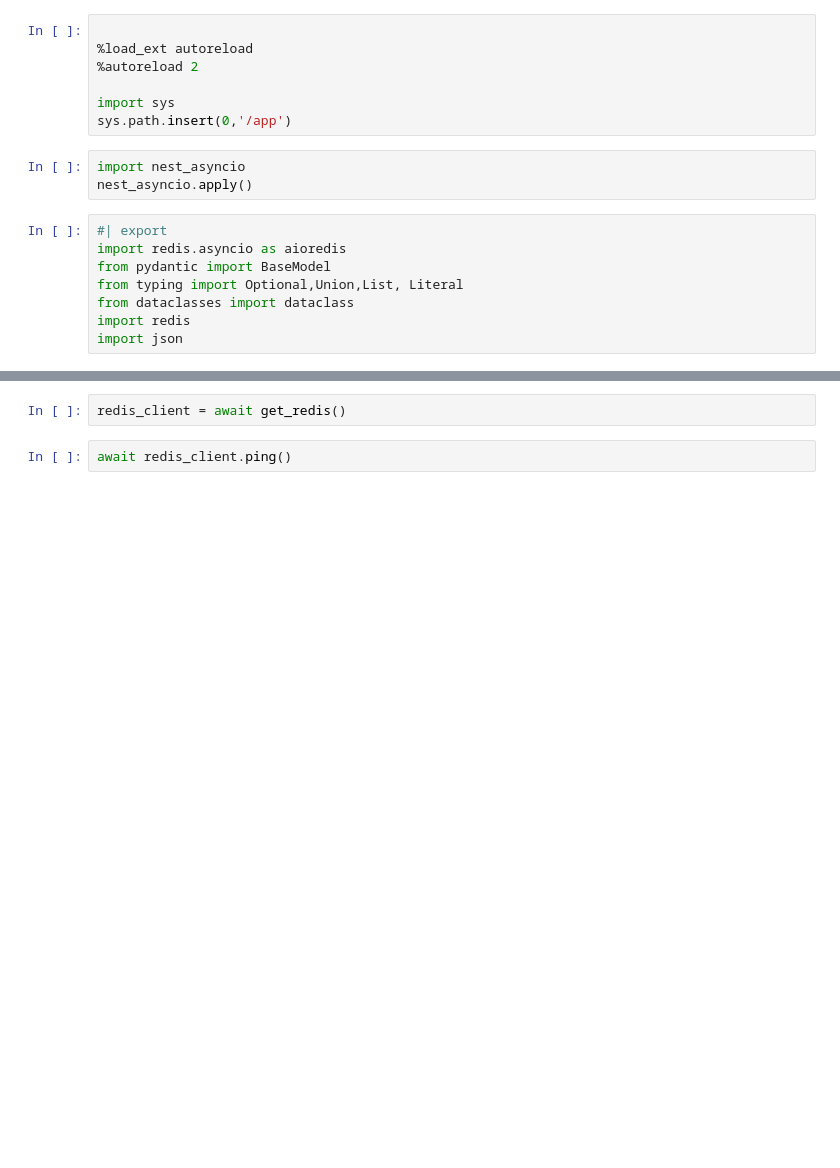
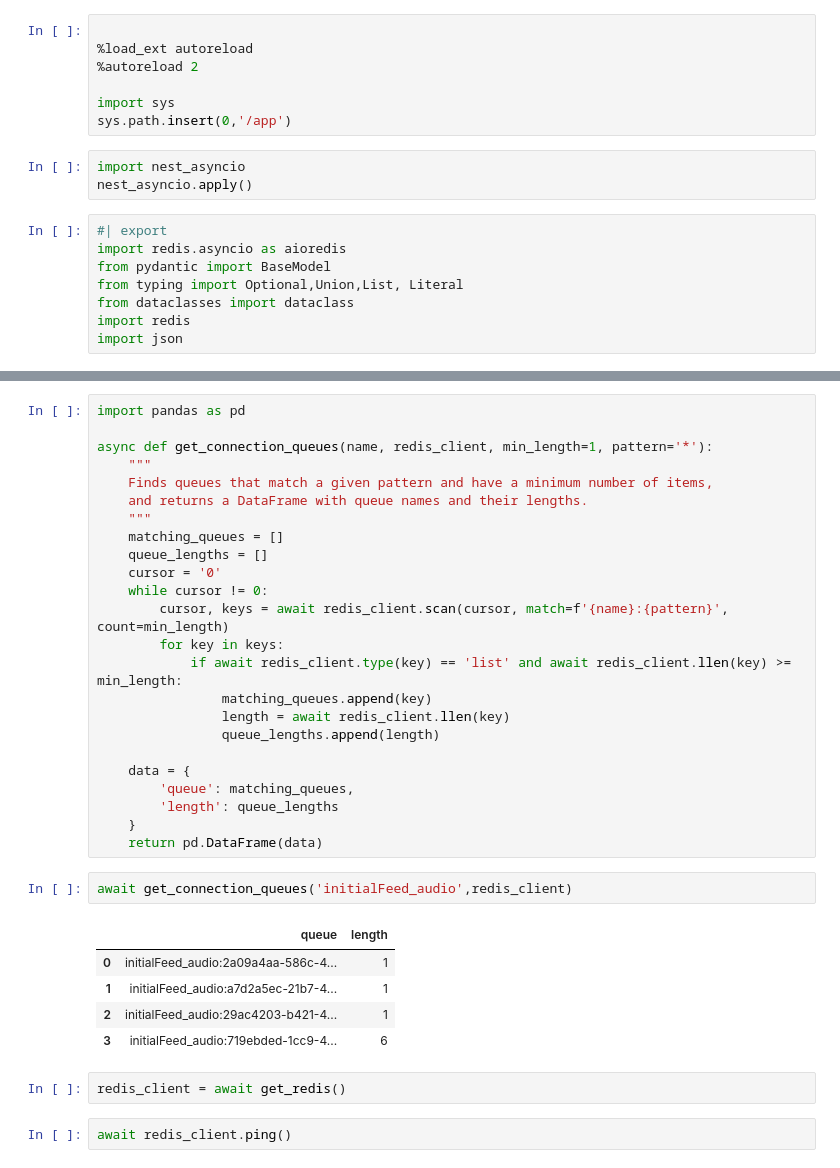
Before and after one commit to Vexa-ai/vexa-transcription-service, a Jupyter notebook: nbs/00_redis.ipynb, the cells around one changed output, grey strips where cells are left out. Saved outputs shown, nothing was run; the diff lists cells and outputs as text; blank space fills up the shorter version.

```diff
--- a/nbs/00_redis.ipynb
+++ b/nbs/00_redis.ipynb
@@ -33,3 +57,35 @@ async def get_redis():
+# %%
+import pandas as pd
+
+async def get_connection_queues(name, redis_client, min_length=1, pattern='*'):
+    """
+    Finds queues that match a given pattern and have a minimum number of items,
+    and returns a DataFrame with queue names and their lengths.
+    """
+    matching_queues = []
+    queue_lengths = []
+    cursor = '0'
+    while cursor != 0:
+        cursor, keys = await redis_client.scan(cursor, match=f'{name}:{pattern}', count=min_length)
+        for key in keys:
+            if await redis_client.type(key) == 'list' and await redis_client.llen(key) >= min_length:
+                matching_queues.append(key)
+                length = await redis_client.llen(key)
+                queue_lengths.append(length)
+
+    data = {
+        'queue': matching_queues,
+        'length': queue_lengths
+    }
+    return pd.DataFrame(data)
+# %%
+await get_connection_queues('initialFeed_audio',redis_client)
+# %% [output]
+|  | queue | length |
+| 0 | initialFeed_audio:2a09a4aa-586c-4... | 1 |
+| 1 | initialFeed_audio:a7d2a5ec-21b7-4... | 1 |
+| 2 | initialFeed_audio:29ac4203-b421-4... | 1 |
+| 3 | initialFeed_audio:719ebded-1cc9-4... | 6 |
 # %%
 redis_client = await get_redis()
 # %%
```
Also changed, not shown: parts of 3 cells of this notebook, 10 other files.
